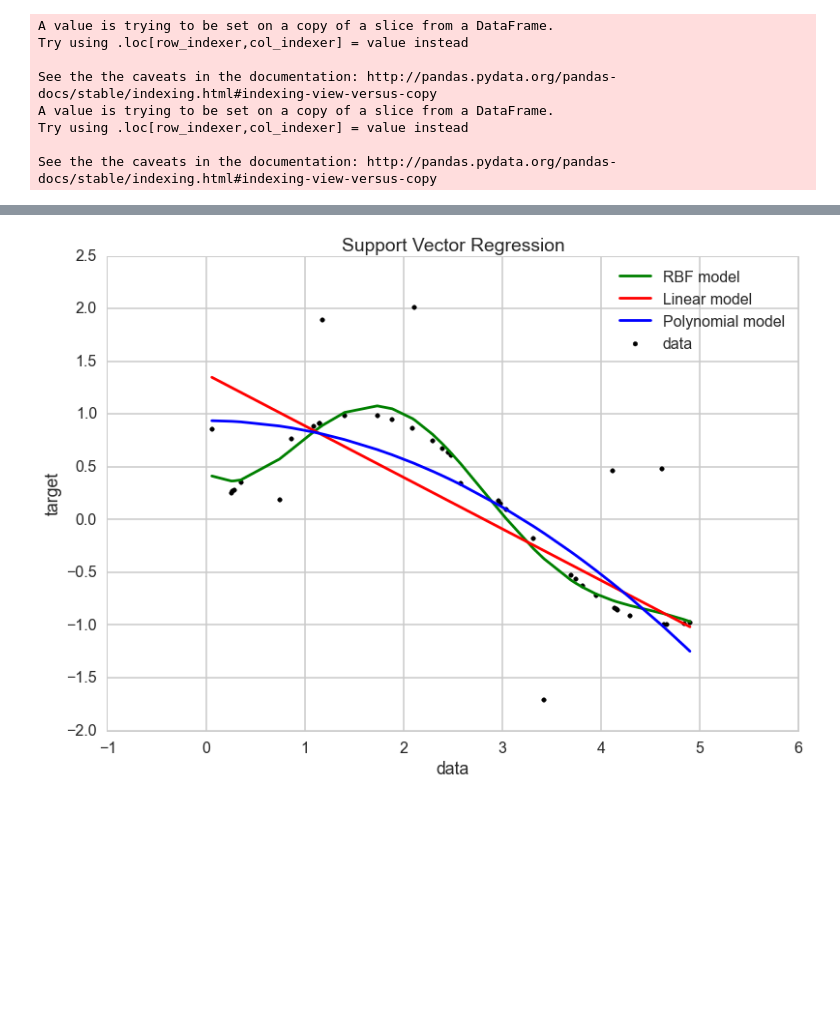
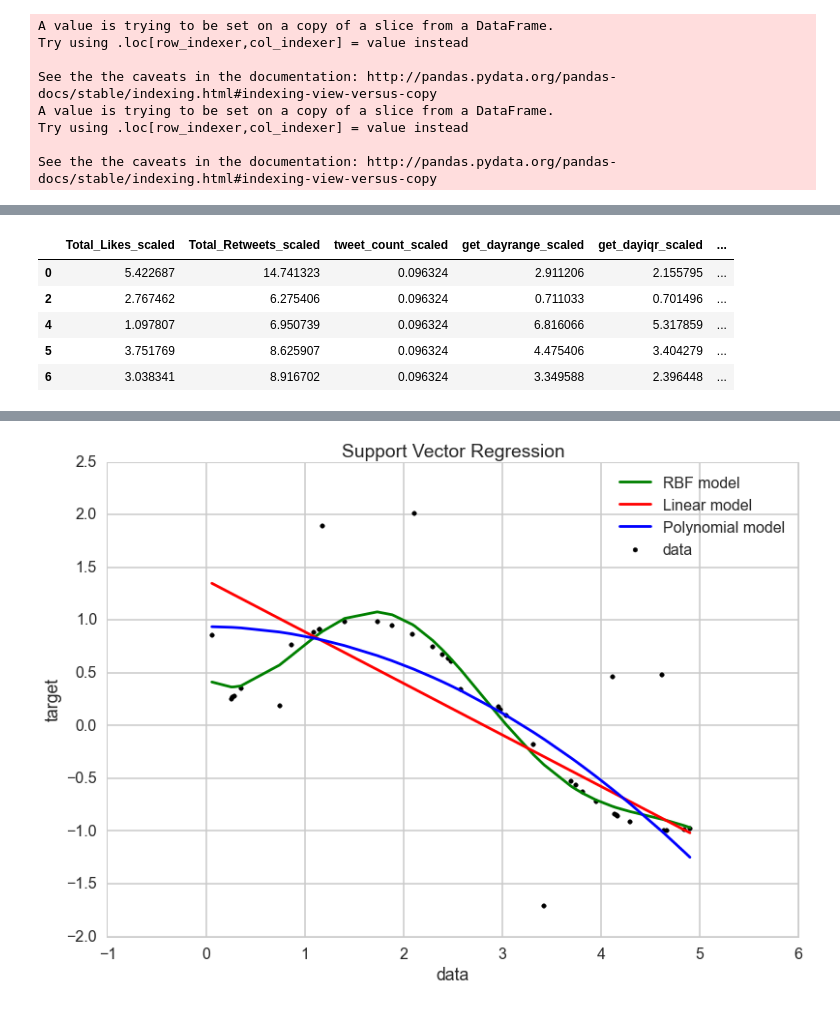
Before and after one commit to kyang01/startup-analysis, a Jupyter notebook: pca-and-svr.ipynb, the cells around one changed output, grey strips where cells are left out. Saved outputs shown, nothing was run; the diff lists cells and outputs as text; code cells hidden in the pictures; blank space fills up the shorter version.

```diff
--- a/pca-and-svr.ipynb
+++ b/pca-and-svr.ipynb
@@ -196,0 +238,9 @@ gs.best_params_
+# %%
+X_train.head()
+# %% [output]
+|  | Total_Likes_scaled | Total_Retweets_scaled | tweet_count_scaled | get_dayrange_scaled | get_dayiqr_scaled | ... |
+| 0 | 5.422687 | 14.741323 | 0.096324 | 2.911206 | 2.155795 | ... |
+| 2 | 2.767462 | 6.275406 | 0.096324 | 0.711033 | 0.701496 | ... |
+| 4 | 1.097807 | 6.950739 | 0.096324 | 6.816066 | 5.317859 | ... |
+| 5 | 3.751769 | 8.625907 | 0.096324 | 4.475406 | 3.404279 | ... |
+| 6 | 3.038341 | 8.916702 | 0.096324 | 3.349588 | 2.396448 | ... |
```
Also changed, not shown: parts of 17 cells of this notebook.
